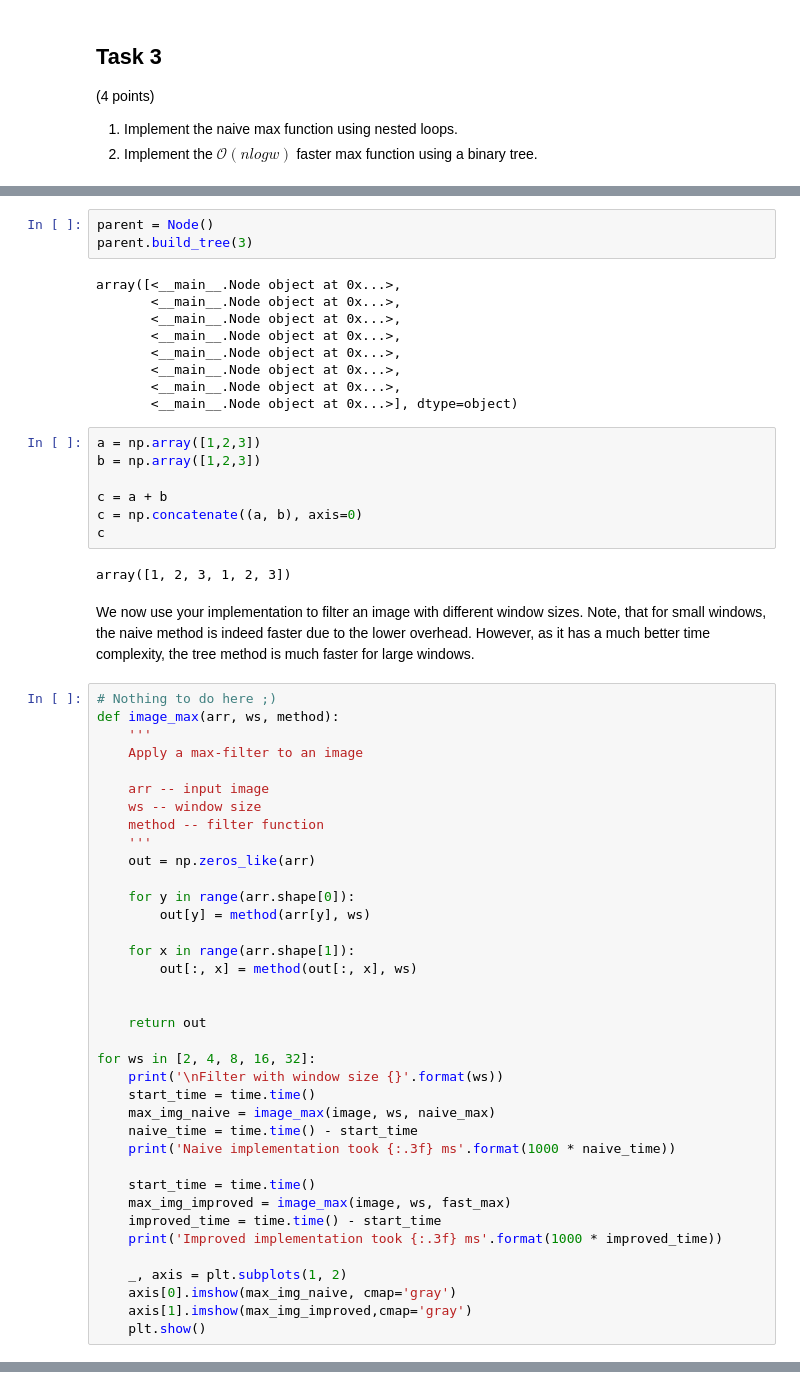
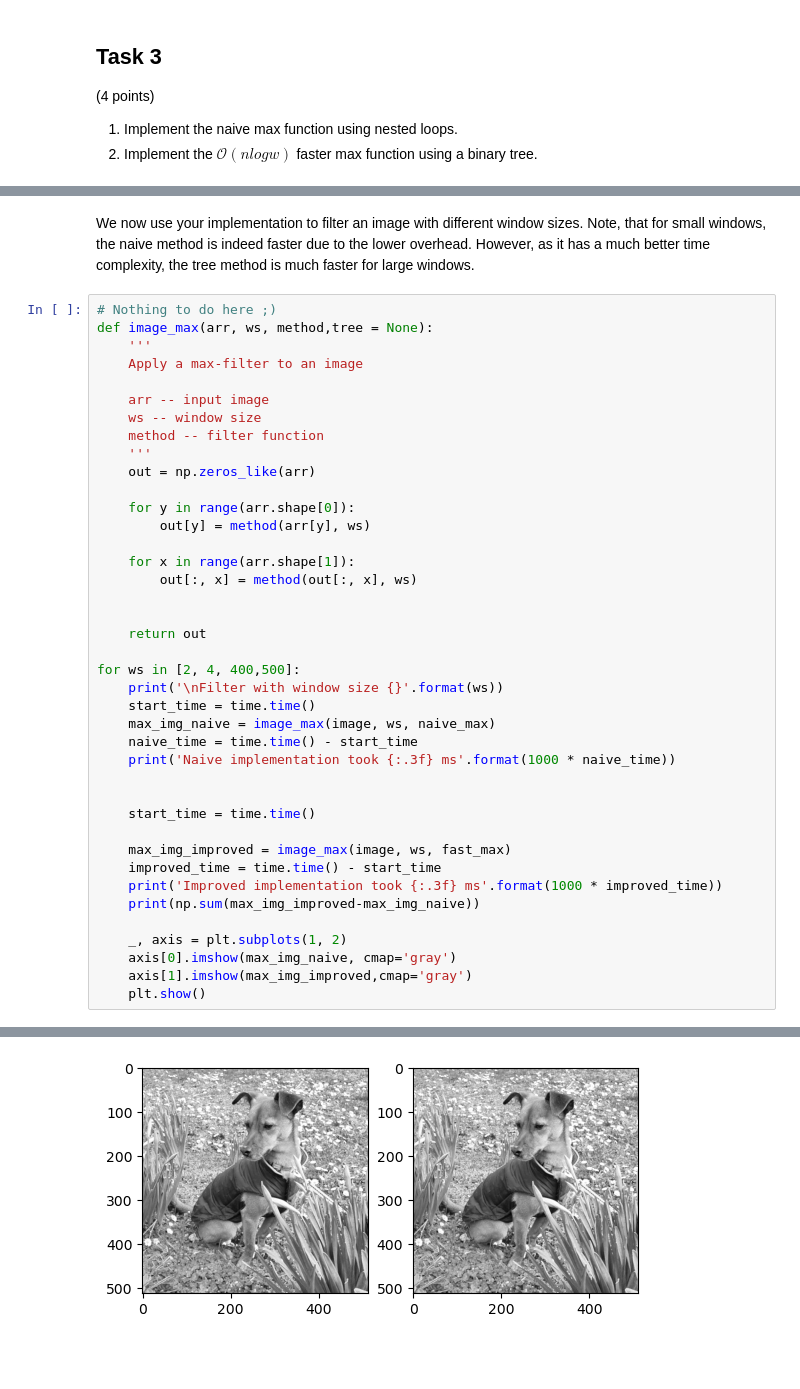
Before and after one commit to Almoatasembellahhggag/3dcv, a Jupyter notebook: 2.0-tl-image-filter (3).ipynb, the cells around one changed output, grey strips where cells are left out. Drawn from its saved outputs; the diff is of its cells as text; blank space fills up the shorter version.

```diff
--- a/2.0-tl-image-filter (3).ipynb
+++ b/2.0-tl-image-filter (3).ipynb
@@ -534,31 +527,10 @@ fast_max = [ 5.  7.  7. 23. 23. 23. 18. 18.  9.  4. 11. 11. 19. 19. 19. 20. 20.
-# %%
-parent = Node()
-parent.build_tree(3)
-# %% [output]
-array([<__main__.Node object at 0x...>,
-       <__main__.Node object at 0x...>,
-       <__main__.Node object at 0x...>,
-       <__main__.Node object at 0x...>,
-       <__main__.Node object at 0x...>,
-       <__main__.Node object at 0x...>,
-       <__main__.Node object at 0x...>,
-       <__main__.Node object at 0x...>], dtype=object)
-# %%
-a = np.array([1,2,3])
-b = np.array([1,2,3])
-
-c = a + b
-c = np.concatenate((a, b), axis=0)
-c
-# %% [output]
-array([1, 2, 3, 1, 2, 3])
 # %% [markdown]
 We now use your implementation to filter an image with different window sizes.
 Note, that for small windows, the naive method is indeed faster due to the lower overhead.
 However, as it has a much better time complexity, the tree method is much faster for large windows.
 # %%
 # Nothing to do here ;)
-def image_max(arr, ws, method):
+def image_max(arr, ws, method,tree = None):
     '''
     Apply a max-filter to an image
 
@@ -577,19 +549,23 @@ def image_max(arr, ws, method):
 
     return out
 
-for ws in [2, 4, 8, 16, 32]:
+for ws in [2, 4, 400,500]:
     print('\nFilter with window size {}'.format(ws))
     start_time = time.time()
     max_img_naive = image_max(image, ws, naive_max)
     naive_time = time.time() - start_time
     print('Naive implementation took {:.3f} ms'.format(1000 * naive_time))
 
+
     start_time = time.time()
+
     max_img_improved = image_max(image, ws, fast_max)
     improved_time = time.time() - start_time
     print('Improved implementation took {:.3f} ms'.format(1000 * improved_time))
+    print(np.sum(max_img_improved-max_img_naive))
 
     _, axis = plt.subplots(1, 2)
     axis[0].imshow(max_img_naive, cmap='gray')
     axis[1].imshow(max_img_improved,cmap='gray')
     plt.show()
+# %% [output]
@@ -595,0 +576 @@ for ws in [2, 4, 8, 16, 32]:
+[figure, added]
```
Also changed, not shown: parts of 3 cells of this notebook.
